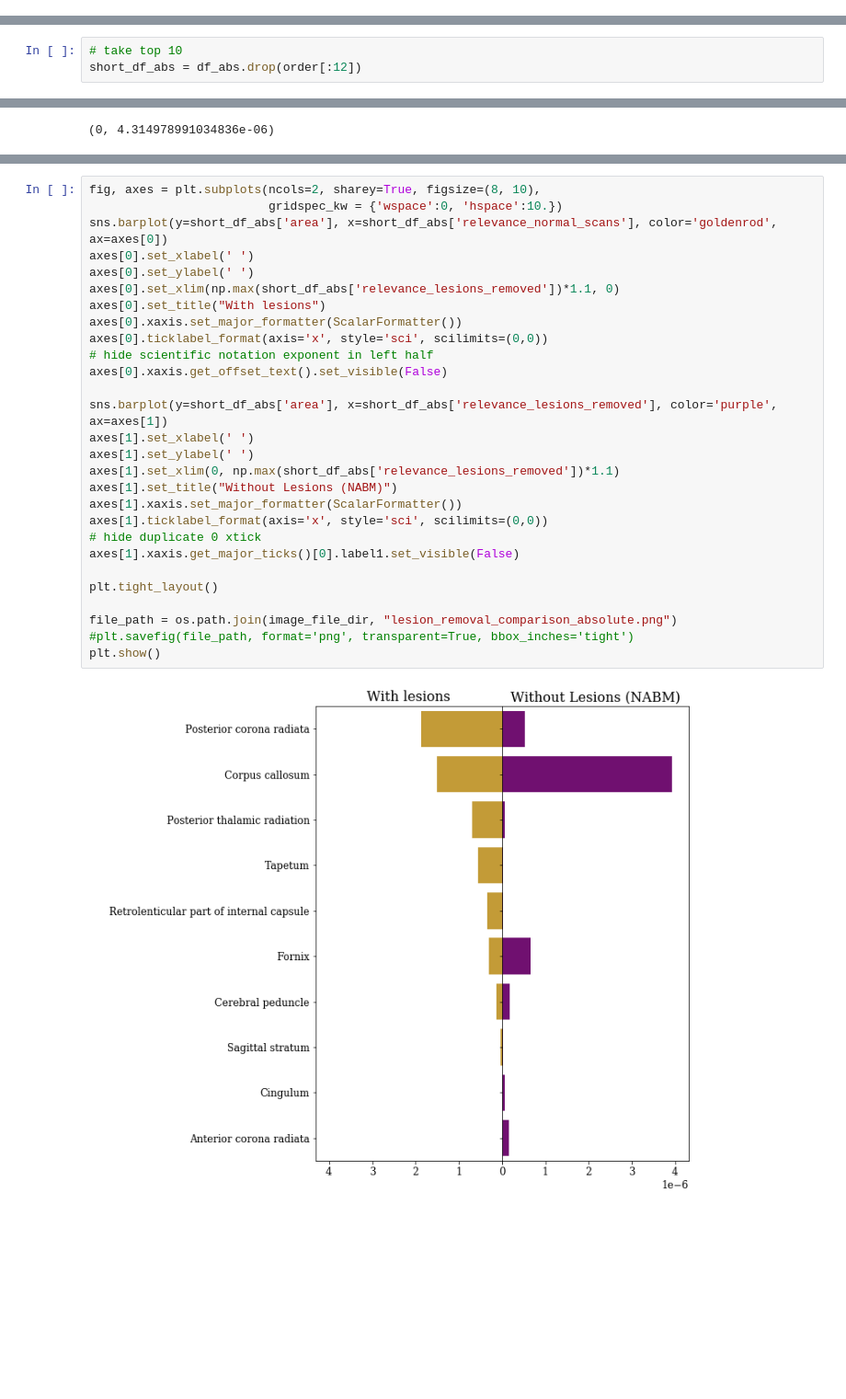
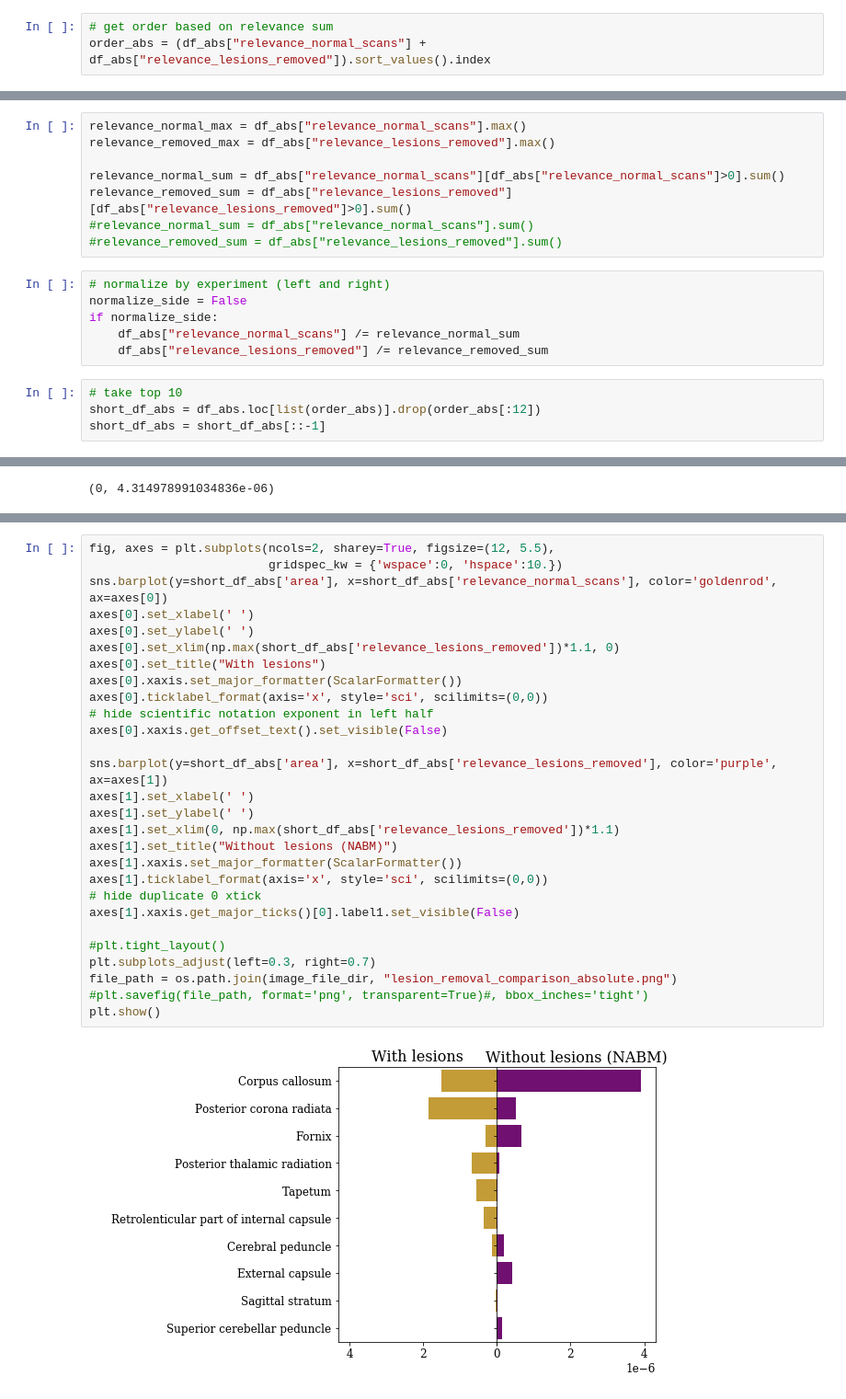
Before and after one commit to derEitel/explainableMS, a Jupyter notebook: Other investigations/Plot lesion removal area based comparison.ipynb, the cells around one changed output, grey strips where cells are left out. Shown: that part at 92% size. Saved outputs shown, nothing was run; the diff lists cells and outputs as text; blank space fills up the shorter version.

```diff
--- a/Other investigations/Plot lesion removal area based comparison.ipynb
+++ b/Other investigations/Plot lesion removal area based comparison.ipynb
@@ -116,0 +119,3 @@ df_abs = df_abs[::-1]
+# %%
+# get order based on relevance sum
+order_abs = (df_abs["relevance_normal_scans"] + df_abs["relevance_lesions_removed"]).sort_values().index
@@ -117,6 +148,21 @@ df_abs = df_abs[::-1]
+# %%
+relevance_normal_max = df_abs["relevance_normal_scans"].max()
+relevance_removed_max = df_abs["relevance_lesions_removed"].max()
+
+relevance_normal_sum = df_abs["relevance_normal_scans"][df_abs["relevance_normal_scans"]>0].sum()
+relevance_removed_sum = df_abs["relevance_lesions_removed"][df_abs["relevance_lesions_removed"]>0].sum()
+#relevance_normal_sum = df_abs["relevance_normal_scans"].sum()
+#relevance_removed_sum = df_abs["relevance_lesions_removed"].sum()
+# %%
+# normalize by experiment (left and right)
+normalize_side = False
+if normalize_side:
+    df_abs["relevance_normal_scans"] /= relevance_normal_sum
+    df_abs["relevance_lesions_removed"] /= relevance_removed_sum
 # %%
 # take top 10
-short_df_abs = df_abs.drop(order[:12])
+short_df_abs = df_abs.loc[list(order_abs)].drop(order_abs[:12])
+short_df_abs = short_df_abs[::-1]
 # %%
 (0, np.max(short_df_abs['relevance_lesions_removed'])*1.1)
 # %% [output]
@@ -126,30 +170,30 @@ from matplotlib.ticker import ScalarFormatter
 # %%
-fig, axes = plt.subplots(ncols=2, sharey=True, figsize=(8, 10),
+fig, axes = plt.subplots(ncols=2, sharey=True, figsize=(12, 5.5),
                          gridspec_kw = {'wspace':0, 'hspace':10.})
 sns.barplot(y=short_df_abs['area'], x=short_df_abs['relevance_normal_scans'], color='goldenrod', ax=axes[0])
 axes[0].set_xlabel(' ')
 axes[0].set_ylabel(' ')
 axes[0].set_xlim(np.max(short_df_abs['relevance_lesions_removed'])*1.1, 0)
 axes[0].set_title("With lesions")
 axes[0].xaxis.set_major_formatter(ScalarFormatter())
 axes[0].ticklabel_format(axis='x', style='sci', scilimits=(0,0))
 # hide scientific notation exponent in left half
 axes[0].xaxis.get_offset_text().set_visible(False)
 
 sns.barplot(y=short_df_abs['area'], x=short_df_abs['relevance_lesions_removed'], color='purple', ax=axes[1])
 axes[1].set_xlabel(' ')
 axes[1].set_ylabel(' ')
 axes[1].set_xlim(0, np.max(short_df_abs['relevance_lesions_removed'])*1.1)
-axes[1].set_title("Without Lesions (NABM)")
+axes[1].set_title("Without lesions (NABM)")
 axes[1].xaxis.set_major_formatter(ScalarFormatter())
 axes[1].ticklabel_format(axis='x', style='sci', scilimits=(0,0))
 # hide duplicate 0 xtick
 axes[1].xaxis.get_major_ticks()[0].label1.set_visible(False)
 
-plt.tight_layout()
-
+#plt.tight_layout()
+plt.subplots_adjust(left=0.3, right=0.7)
 file_path = os.path.join(image_file_dir, "lesion_removal_comparison_absolute.png")
-#plt.savefig(file_path, format='png', transparent=True, bbox_inches='tight')
+#plt.savefig(file_path, format='png', transparent=True)#, bbox_inches='tight')
 plt.show()
 # %% [output]
-[figure, old version]
+[figure, new version]
```
Also changed, not shown: parts of 5 cells of this notebook, 2 other files.
